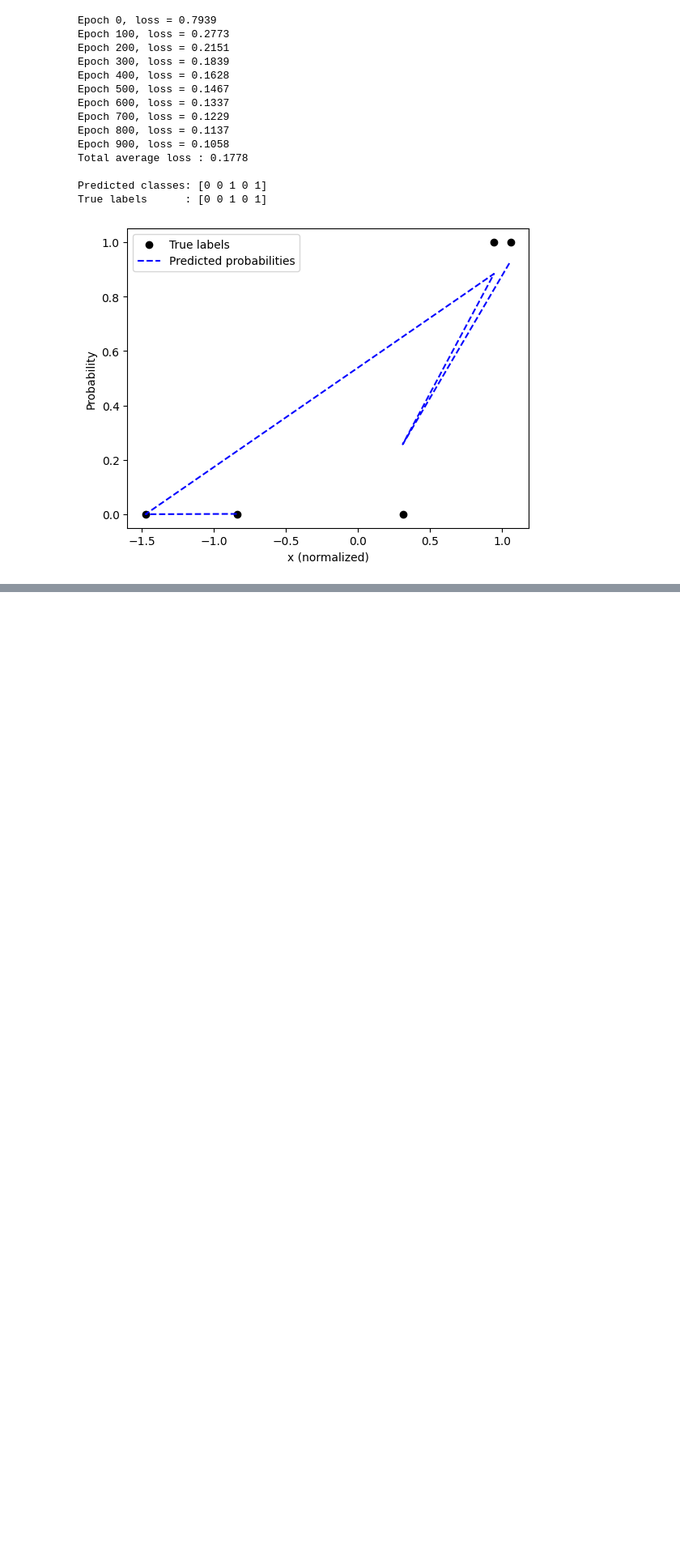
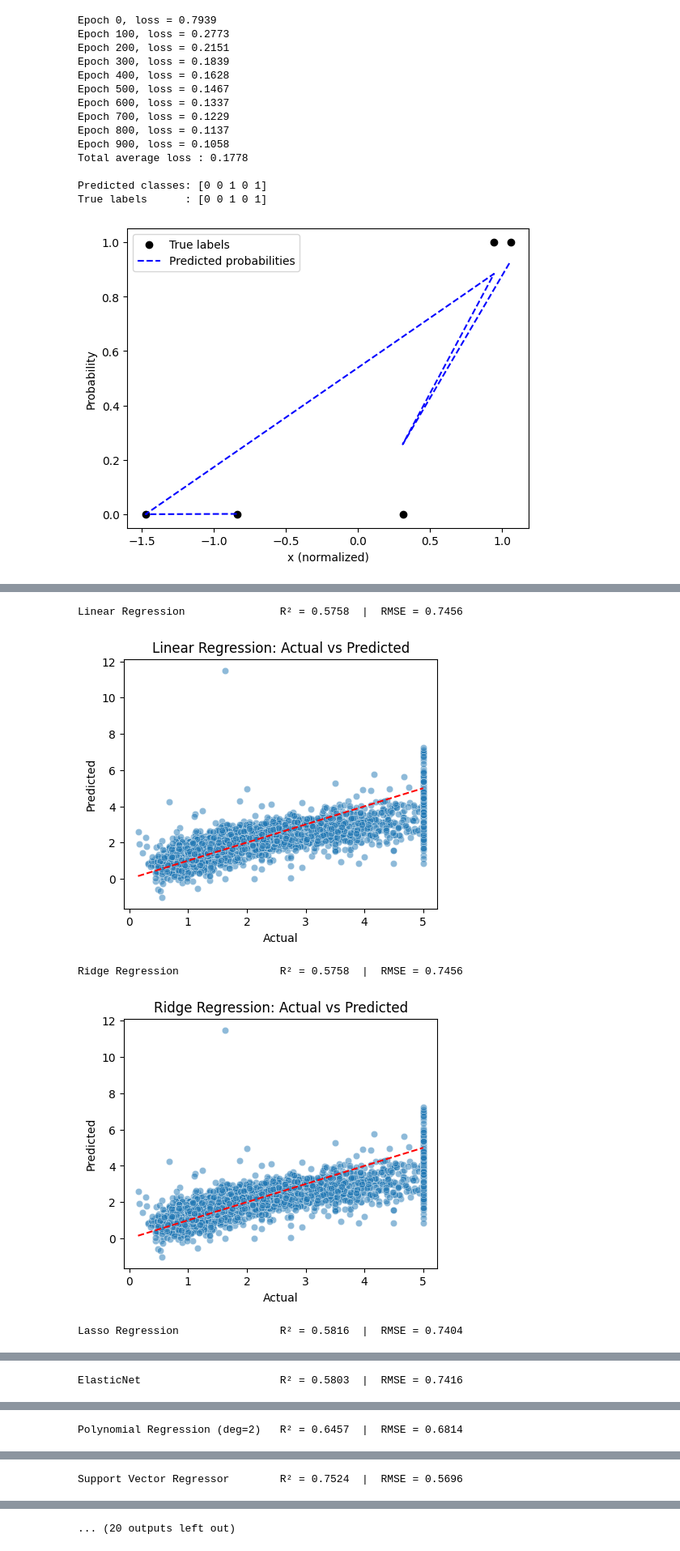
Before and after one commit to hitesh-bhatnagar/Building-ML-Algorithms-and-Neural-Networks-from-scratch, a Jupyter notebook: regression.ipynb, the cells around one changed output, grey strips where cells are left out. Shown at 81% size. Saved outputs shown, nothing was run; the diff lists cells and outputs as text; code cells hidden in the pictures; blank space fills up the shorter version.

```diff
--- a/regression.ipynb
+++ b/regression.ipynb
@@ -439,0 +465,73 @@ True labels      : [0 0 1 0 1]
+# %%
+data = fetch_california_housing()
+X, y = data.data, data.target
+feature_names = data.feature_names
+
+# Train/Test Split
+X_train, X_test, y_train, y_test = train_test_split(X, y, test_size=0.2, random_state=42)
+
+# Dictionary of models
+models = {
+    "Linear Regression": LinearRegression(),
+    "Ridge Regression": Ridge(alpha=1.0),
+    "Lasso Regression": Lasso(alpha=0.01),
+    "ElasticNet": ElasticNet(alpha=0.01, l1_ratio=0.5),
+    "Polynomial Regression (deg=2)": Pipeline([
+        ("poly", PolynomialFeatures(degree=2, include_bias=False)),
+        ("linreg", LinearRegression())
+    ]),
+    "Support Vector Regressor": SVR(kernel="rbf", C=100, gamma=0.1, epsilon=0.1),
+    "Decision Tree": DecisionTreeRegressor(max_depth=6, random_state=42),
+    "Random Forest": RandomForestRegressor(n_estimators=100, random_state=42),
+    "Gradient Boosting": GradientBoostingRegressor(n_estimators=100, random_state=42),
+    "XGBoost": XGBRegressor(n_estimators=200, random_state=42, verbosity=0),
+    "LightGBM": LGBMRegressor(n_estimators=200, random_state=42),
+    "CatBoost": CatBoostRegressor(iterations=200, depth=6, learning_rate=0.1, random_state=42, verbose=0),
+    "KNN": KNeighborsRegressor(n_neighbors=5)
+}
+
+results = []
+
+# Train & Evaluate each model
+for name, model in models.items():
+    pipe = Pipeline([("scaler", StandardScaler()), ("model", model)]) if name not in [
+        "Decision Tree", "Random Forest", "Gradient Boosting", "XGBoost", "LightGBM", "CatBoost"] else model
+
+    pipe.fit(X_train, y_train)
+    y_pred = pipe.predict(X_test)
+
+    r2 = r2_score(y_test, y_pred)
+    rmse = np.sqrt(mean_squared_error(y_test, y_pred))
+
+    results.append((name, r2, rmse))
+    print(f"{name:30s}  R² = {r2:.4f}  |  RMSE = {rmse:.4f}")
+
+    # Plot Actual vs Predicted
+    plt.figure(figsize=(5,4))
+    sns.scatterplot(x=y_test, y=y_pred, alpha=0.5)
+    plt.xlabel("Actual")
+    plt.ylabel("Predicted")
+    plt.title(f"{name}: Actual vs Predicted")
+    plt.plot([y_test.min(), y_test.max()], [y_test.min(), y_test.max()], 'r--')
+    plt.show()
+
+# Summary Table
+results_df = pd.DataFrame(results, columns=["Model", "R² Score", "RMSE"])
+print("\n🔹 Summary of All Models:\n", results_df)
+
+# Feature Importance for Tree-based models
+tree_models = ["Random Forest", "Gradient Boosting", "XGBoost", "LightGBM", "CatBoost"]
+for name in tree_models:
+    model = models[name]
+    if hasattr(model, "feature_importances_"):
+        importances = model.feature_importances_
+        plt.figure(figsize=(6,4))
+        sns.barplot(x=importances, y=feature_names)
+        plt.title(f"Feature Importance - {name}")
+        plt.show()
+# %% [output]
+Linear Regression               R² = 0.5758  |  RMSE = 0.7456
+[figure, added]
+Ridge Regression                R² = 0.5758  |  RMSE = 0.7456
+[figure, added]
+Lasso Regression                R² = 0.5816  |  RMSE = 0.7404
@@ -439,0 +539 @@ True labels      : [0 0 1 0 1]
+ElasticNet                      R² = 0.5803  |  RMSE = 0.7416
@@ -439,0 +541 @@ True labels      : [0 0 1 0 1]
+Polynomial Regression (deg=2)   R² = 0.6457  |  RMSE = 0.6814
@@ -439,0 +543 @@ True labels      : [0 0 1 0 1]
+Support Vector Regressor        R² = 0.7524  |  RMSE = 0.5696
@@ -439,0 +545 @@ True labels      : [0 0 1 0 1]
+... (20 outputs left out)
```
Also changed, not shown: parts of 6 cells of this notebook, 6 other files.
